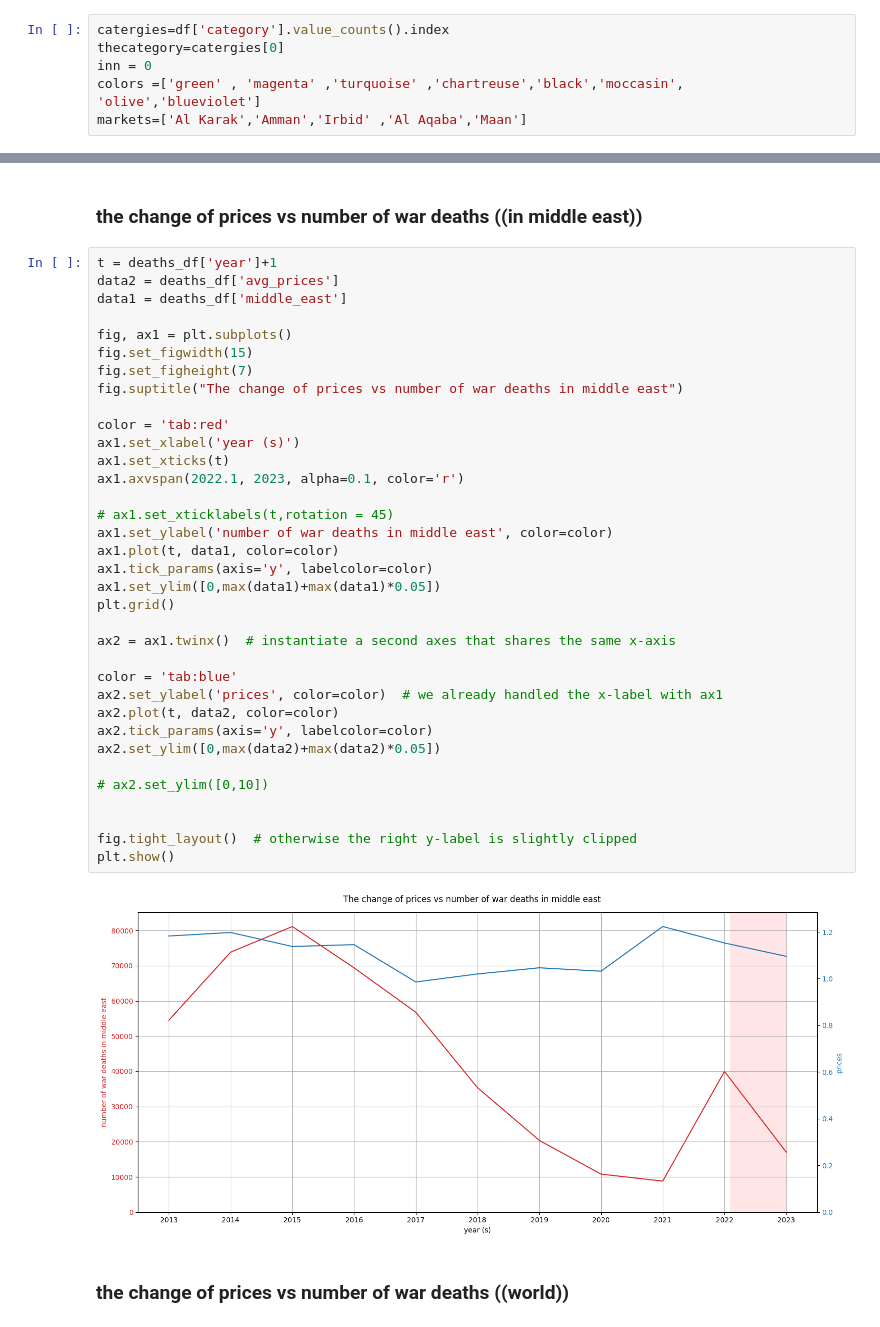
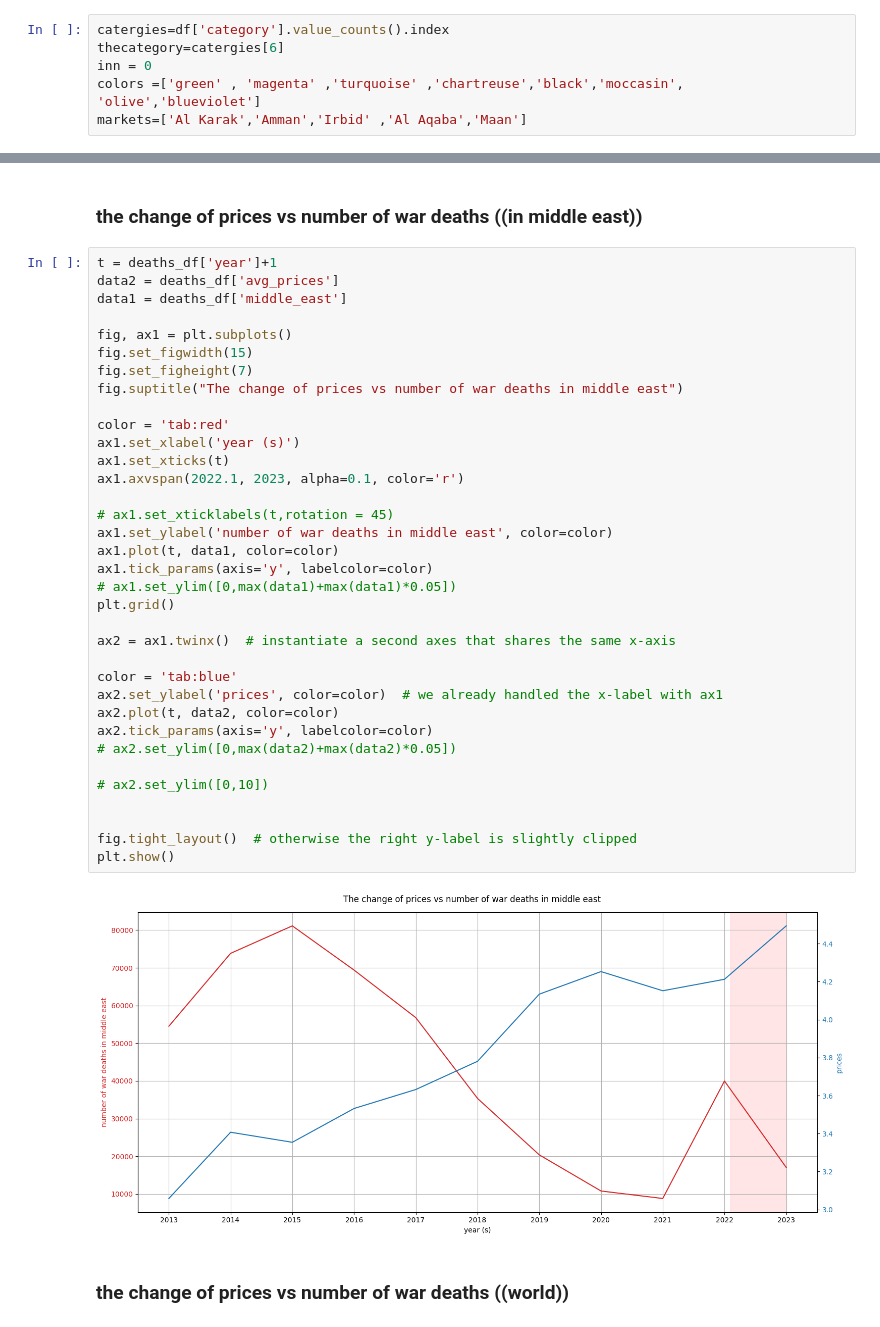
Before and after one commit to shaker113/group5_Price_Forecast, a Jupyter notebook: group_5_project.ipynb, the cells around one changed output, grey strips where cells are left out. Cells and saved outputs as stored; diff of their text form.

```diff
--- a/group_5_project.ipynb
+++ b/group_5_project.ipynb
@@ -29,6 +33,6 @@ df.tail(10)
 # %%
 catergies=df['category'].value_counts().index
-thecategory=catergies[0]
+thecategory=catergies[6]
 inn = 0
 colors =['green' , 'magenta' ,'turquoise' ,'chartreuse','black','moccasin', 'olive','blueviolet']
 markets=['Al Karak','Amman','Irbid' ,'Al Aqaba','Maan']
@@ -463,36 +464,36 @@ data1 = deaths_df['middle_east']
 
 fig, ax1 = plt.subplots()
 fig.set_figwidth(15)
 fig.set_figheight(7)
 fig.suptitle("The change of prices vs number of war deaths in middle east")
 
 color = 'tab:red'
 ax1.set_xlabel('year (s)')
 ax1.set_xticks(t)
 ax1.axvspan(2022.1, 2023, alpha=0.1, color='r')
 
 # ax1.set_xticklabels(t,rotation = 45)
 ax1.set_ylabel('number of war deaths in middle east', color=color)
 ax1.plot(t, data1, color=color)
 ax1.tick_params(axis='y', labelcolor=color)
-ax1.set_ylim([0,max(data1)+max(data1)*0.05])
+# ax1.set_ylim([0,max(data1)+max(data1)*0.05])
 plt.grid()
 
 ax2 = ax1.twinx()  # instantiate a second axes that shares the same x-axis
 
 color = 'tab:blue'
 ax2.set_ylabel('prices', color=color)  # we already handled the x-label with ax1
 ax2.plot(t, data2, color=color)
 ax2.tick_params(axis='y', labelcolor=color)
-ax2.set_ylim([0,max(data2)+max(data2)*0.05])
+# ax2.set_ylim([0,max(data2)+max(data2)*0.05])
 
 # ax2.set_ylim([0,10])
 
 
 fig.tight_layout()  # otherwise the right y-label is slightly clipped
 plt.show()
 # %% [output]
-[figure, old version]
+[figure, new version]
 # %% [markdown]
 ### the change of prices vs number of war deaths ((world))
 # %%
```
Also changed, not shown: parts of 27 cells of this notebook, 5 other files.
